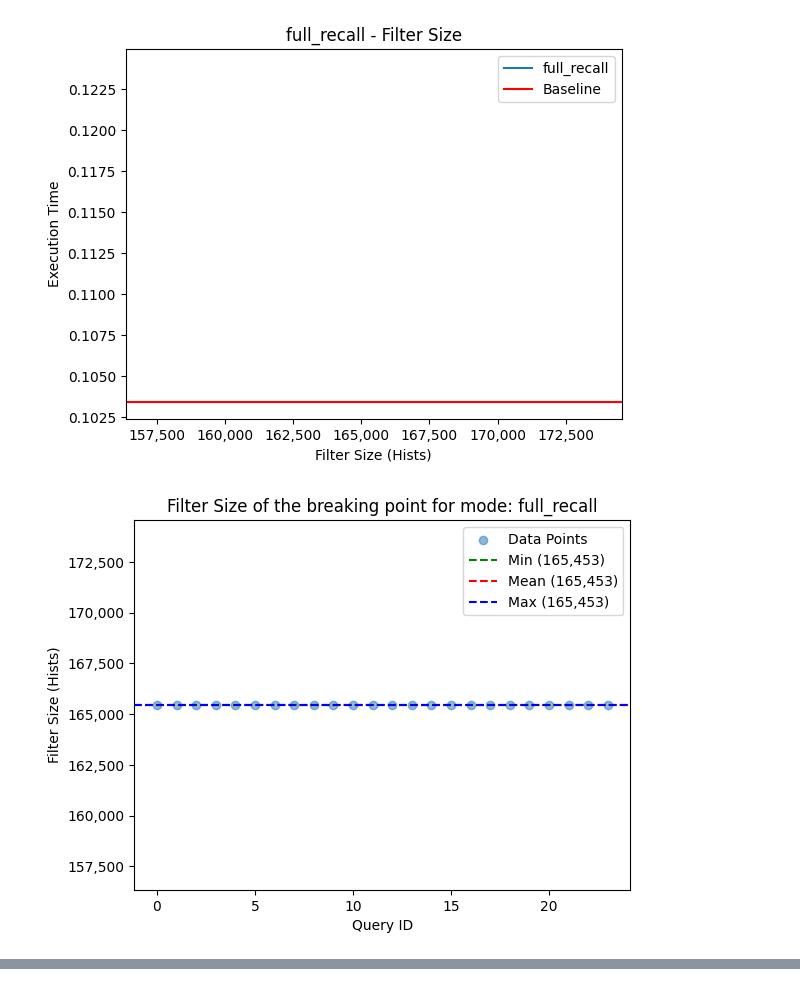
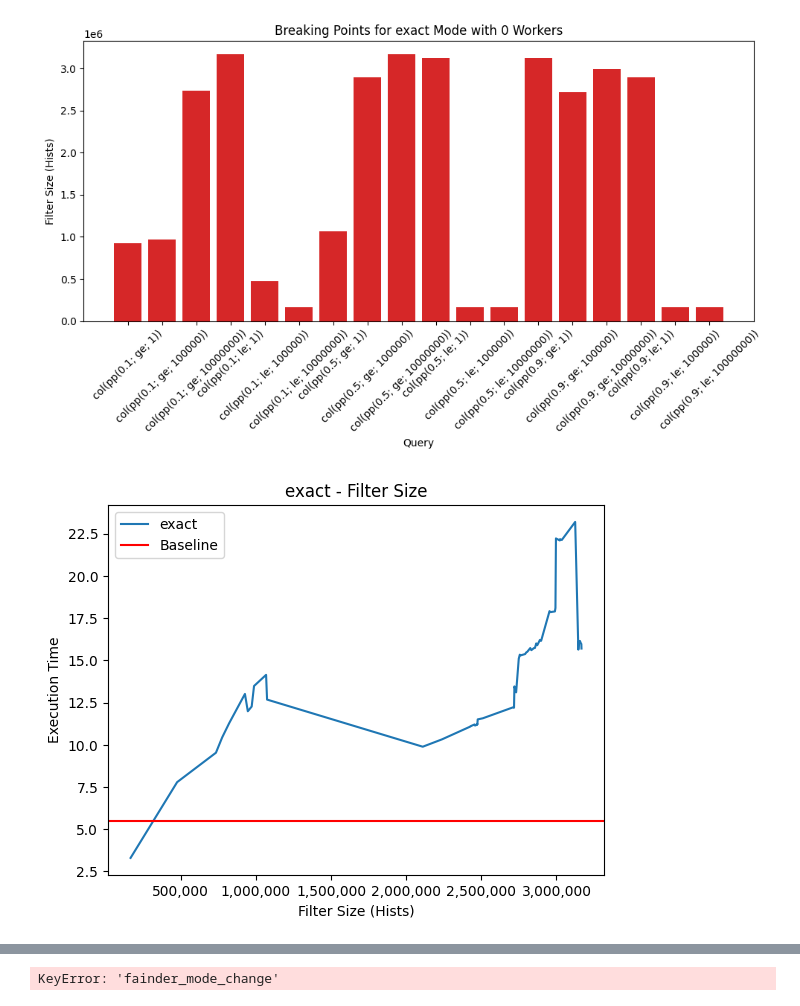
Before and after one commit to leonardgeissler/fainder-demo, a Jupyter notebook: analysis/fainder_filter_breaking_points_tests/analysis.ipynb, the cells around one changed output, grey strips where cells are left out. Cells and saved outputs as stored; diff of their text form; code cells hidden in the pictures.

```diff
--- a/analysis/fainder_filter_breaking_points_tests/analysis.ipynb
+++ b/analysis/fainder_filter_breaking_points_tests/analysis.ipynb
@@ -40,12 +66,38 @@ print(df_latest)
+# %%
+# plot breaking points per query per num_workers
+
+fainder_modes = ["exact"]
+
+for fainder_mode in fainder_modes:
+    df_filtered = df_latest[df_latest["fainder_mode"] == fainder_mode]
+
+    plt.figure(figsize=(10, 6))
+    for num_workers in df_filtered["num_workers"].unique():
+        df_worker = df_filtered[df_filtered["num_workers"] == num_workers]
+        # Group by query and find the max filter size
+        grouped = df_worker.groupby("query")["filter_size"].max().reset_index()
+        # Plotting
+        plt.bar(grouped["query"], grouped["filter_size"])
+    plt.title(f"Breaking Points for {fainder_mode} Mode with {num_workers} Workers")
+    plt.ylabel("Filter Size (Hists)")
+    plt.xlabel("Query")
+    plt.xticks(rotation=45)
+    # Save the plot
+    plt.tight_layout()
+    plt.savefig(f"figures/breaking_points_{fainder_mode}_{num_workers}.png")
+# %% [output]
+[figure, added]
 # %%
 # One plot for each fainder mode
 # Use filter_size 0 as the baseline
 # x-axis: filter_size y-axis: execution_time
 # First set of plots for filter_size
+fainder_modes = ["exact"]
+
 df_baseline = df_latest[df_latest["filter_size"] == 0]
 df_latest_nonzero = df_latest[df_latest["filter_size"] != 0]
 
-for fainder_mode in df_latest_nonzero["fainder_mode"].unique():
+for fainder_mode in fainder_modes:
     df_fainder_mode = df_latest_nonzero[df_latest_nonzero["fainder_mode"] == fainder_mode]
     df_fainder_mode = df_fainder_mode.groupby("filter_size")["execution_time"].mean().reset_index()
     df_fainder_mode = df_fainder_mode.sort_values("filter_size")
@@ -85,32 +137,31 @@ for fainder_mode in df_latest_nonzero["fainder_mode"].unique():
     df_fainder_mode = df_fainder_mode.sort_values("filter_size_doc")
     df_fainder_mode = df_fainder_mode.reset_index(drop=True)
 
     plt.figure()
     plt.title(f"{fainder_mode} - Filter Size Doc")
     plt.xlabel("Filter Size (Docs)")
     plt.ylabel("Execution Time")
     plt.gca().get_xaxis().set_major_formatter(plt.FuncFormatter(lambda x, p: format(int(x), ',')))
     plt.plot(df_fainder_mode["filter_size_doc"], df_fainder_mode["execution_time"], label=fainder_mode)
     plt.axhline(y=df_baseline_mode["execution_time"].mean(), color='r', linestyle='-', label="Baseline")
     plt.legend()
     plt.show()
 
     # one plot for min, mean, max of biggest filter_size_doc per query
     df_fainder_mode = df_latest_nonzero[df_latest_nonzero["fainder_mode"] == fainder_mode]
     df_fainder_mode = df_fainder_mode.loc[df_fainder_mode.groupby('fainder_mode_change')['filter_size_doc'].idxmax()]
     df_fainder_mode.reset_index(drop=True, inplace=True)
 
     plt.figure()
     plt.title(f"Filter Size Doc of the breaking point for mode: {fainder_mode}")
     plt.scatter(df_fainder_mode.index, df_fainder_mode["filter_size_doc"], alpha=0.5, label='Data Points')
     plt.axhline(y=df_fainder_mode["filter_size_doc"].min(), color='g', linestyle='--', label=f'Min ({int(df_fainder_mode["filter_size_doc"].min()):,})')
     plt.axhline(y=df_fainder_mode["filter_size_doc"].mean(), color='r', linestyle='--', label=f'Mean ({int(df_fainder_mode["filter_size_doc"].mean()):,})')
     plt.axhline(y=df_fainder_mode["filter_size_doc"].max(), color='b', linestyle='--', label=f'Max ({int(df_fainder_mode["filter_size_doc"].max()):,})')
     plt.xlabel("Query ID")
     plt.ylabel("Filter Size (Docs)")
     plt.gca().get_yaxis().set_major_formatter(plt.FuncFormatter(lambda x, p: format(int(x), ',')))
     plt.legend()
     plt.show()
 # %% [output]
-[figure, old version]
+[figure, new version]
-[figure, removed]
@@ -122,0 +168 @@ for fainder_mode in df_latest_nonzero["fainder_mode"].unique():
+KeyError: 'fainder_mode_change'
```
Also changed, not shown: parts of 3 cells of this notebook, 3 other files.
